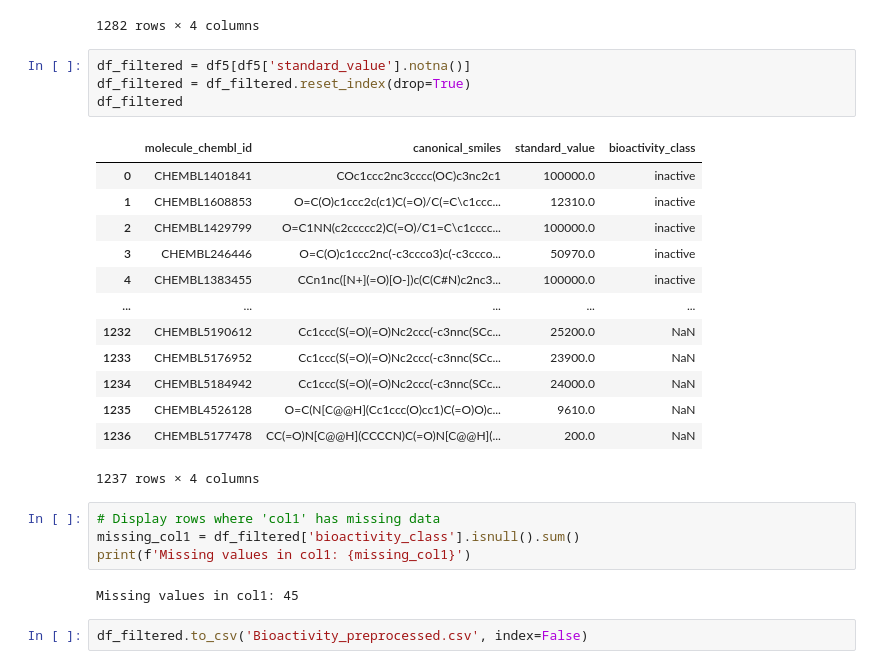
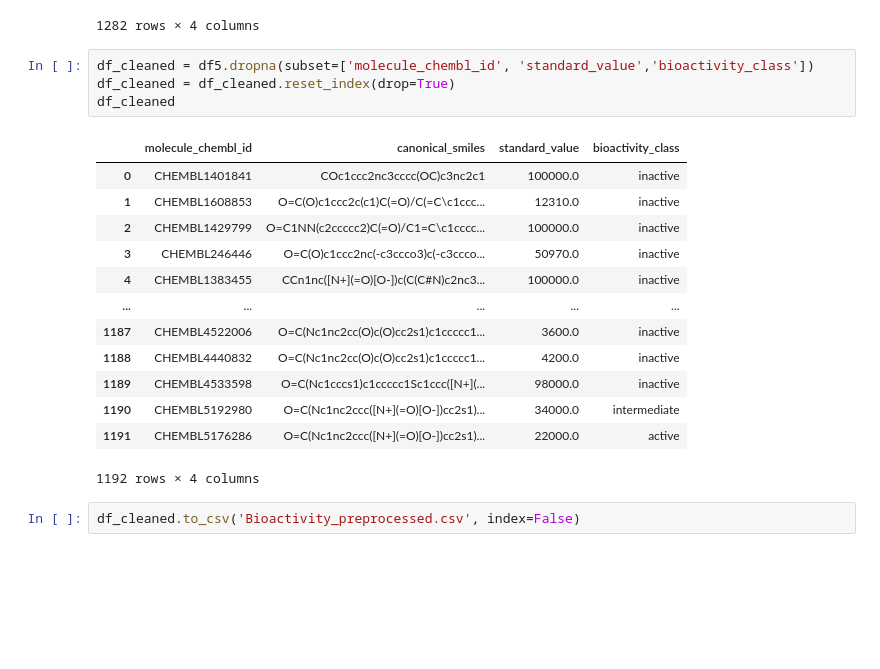
Before and after one commit to Fyn2a/BioInfo_Project_Drugs, a Jupyter notebook: DataGen.ipynb, the cells around one changed output. Saved outputs shown, nothing was run; the diff lists cells and outputs as text; blank space fills up the shorter version.

```diff
--- a/DataGen.ipynb
+++ b/DataGen.ipynb
@@ -135,29 +135,23 @@ df5
 | 1201 | NaN | NaN | NaN | active |
 | 1206 | NaN | NaN | NaN | inactive |
 1282 rows × 4 columns
-# %%
-df_filtered = df5[df5['standard_value'].notna()]
-df_filtered = df_filtered.reset_index(drop=True)
-df_filtered
-# %% [output]
-|  | molecule_chembl_id | canonical_smiles | standard_value | bioactivity_class |
-| 0 | CHEMBL1401841 | COc1ccc2nc3cccc(OC)c3nc2c1 | 100000.0 | inactive |
-| 1 | CHEMBL1608853 | O=C(O)c1ccc2c(c1)C(=O)/C(=C\c1ccc... | 12310.0 | inactive |
-| 2 | CHEMBL1429799 | O=C1NN(c2ccccc2)C(=O)/C1=C\c1cccc... | 100000.0 | inactive |
-| 3 | CHEMBL246446 | O=C(O)c1ccc2nc(-c3ccco3)c(-c3ccco... | 50970.0 | inactive |
-| 4 | CHEMBL1383455 | CCn1nc([N+](=O)[O-])c(C(C#N)c2nc3... | 100000.0 | inactive |
-| ... | ... | ... | ... | ... |
-| 1232 | CHEMBL5190612 | Cc1ccc(S(=O)(=O)Nc2ccc(-c3nnc(SCc... | 25200.0 | NaN |
-| 1233 | CHEMBL5176952 | Cc1ccc(S(=O)(=O)Nc2ccc(-c3nnc(SCc... | 23900.0 | NaN |
-| 1234 | CHEMBL5184942 | Cc1ccc(S(=O)(=O)Nc2ccc(-c3nnc(SCc... | 24000.0 | NaN |
-| 1235 | CHEMBL4526128 | O=C(N[C@@H](Cc1ccc(O)cc1)C(=O)O)c... | 9610.0 | NaN |
-| 1236 | CHEMBL5177478 | CC(=O)N[C@@H](CCCCN)C(=O)N[C@@H](... | 200.0 | NaN |
-1237 rows × 4 columns
-# %%
-# Display rows where 'col1' has missing data
-missing_col1 = df_filtered['bioactivity_class'].isnull().sum()
-print(f'Missing values in col1: {missing_col1}')
-# %% [output]
-Missing values in col1: 45
+# %%
+df_cleaned = df5.dropna(subset=['molecule_chembl_id', 'standard_value','bioactivity_class'])
+df_cleaned = df_cleaned.reset_index(drop=True)
+df_cleaned
+# %% [output]
+|  | molecule_chembl_id | canonical_smiles | standard_value | bioactivity_class |
+| 0 | CHEMBL1401841 | COc1ccc2nc3cccc(OC)c3nc2c1 | 100000.0 | inactive |
+| 1 | CHEMBL1608853 | O=C(O)c1ccc2c(c1)C(=O)/C(=C\c1ccc... | 12310.0 | inactive |
+| 2 | CHEMBL1429799 | O=C1NN(c2ccccc2)C(=O)/C1=C\c1cccc... | 100000.0 | inactive |
+| 3 | CHEMBL246446 | O=C(O)c1ccc2nc(-c3ccco3)c(-c3ccco... | 50970.0 | inactive |
+| 4 | CHEMBL1383455 | CCn1nc([N+](=O)[O-])c(C(C#N)c2nc3... | 100000.0 | inactive |
+| ... | ... | ... | ... | ... |
+| 1187 | CHEMBL4522006 | O=C(Nc1nc2cc(O)c(O)cc2s1)c1ccccc1... | 3600.0 | inactive |
+| 1188 | CHEMBL4440832 | O=C(Nc1nc2cc(O)c(O)cc2s1)c1ccccc1... | 4200.0 | inactive |
+| 1189 | CHEMBL4533598 | O=C(Nc1cccs1)c1ccccc1Sc1ccc([N+](... | 98000.0 | inactive |
+| 1190 | CHEMBL5192980 | O=C(Nc1nc2ccc([N+](=O)[O-])cc2s1)... | 34000.0 | intermediate |
+| 1191 | CHEMBL5176286 | O=C(Nc1nc2ccc([N+](=O)[O-])cc2s1)... | 22000.0 | active |
+1192 rows × 4 columns
 # %%
-df_filtered.to_csv('Bioactivity_preprocessed.csv', index=False)
+df_cleaned.to_csv('Bioactivity_preprocessed.csv', index=False)
```
Also changed, not shown: 2 other files.
